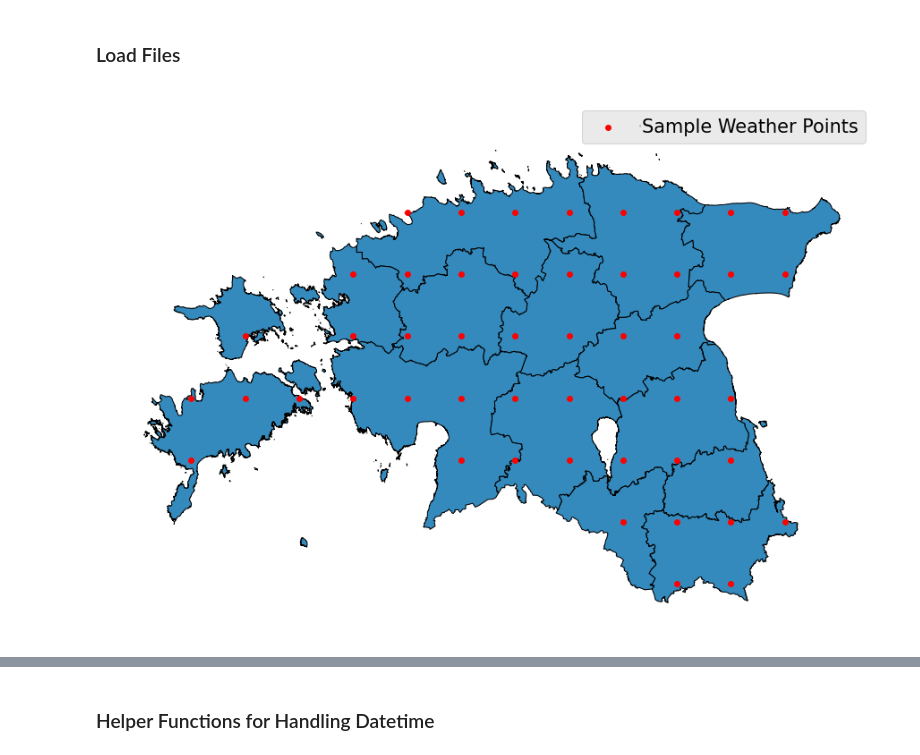
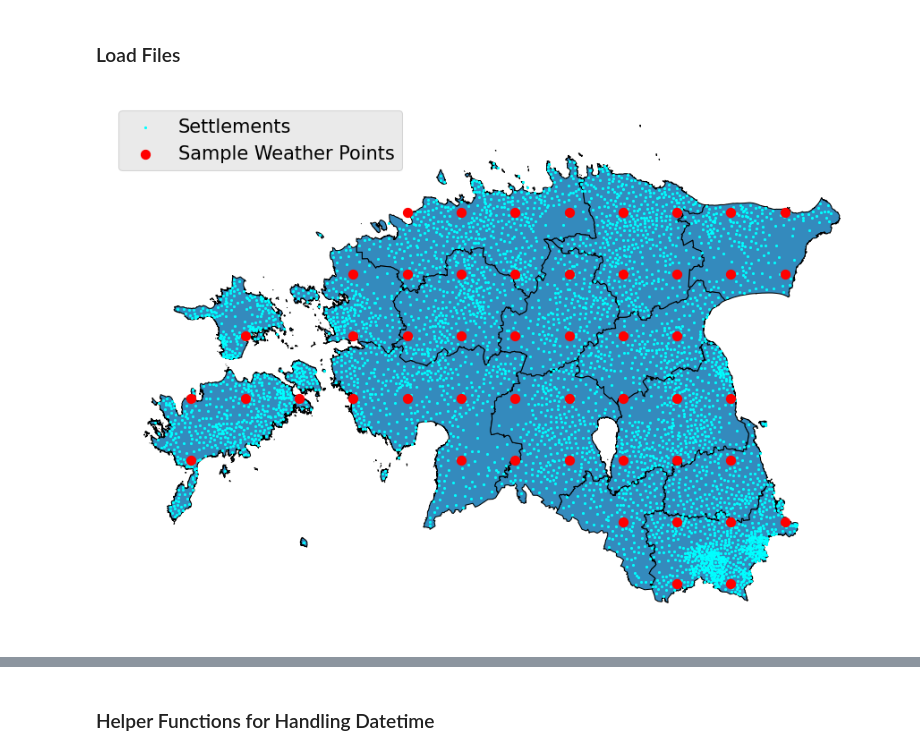
Before and after one commit to blcrosbie/kaggle, a Jupyter notebook: predict-energy-behavior-of-prosumers/Enefit Prosumer Behavior Prediction.ipynb, the cells around one changed output, grey strips where cells are left out. Drawn from its saved outputs; the diff is of its cells as text; code cells hidden in the pictures.

```diff
--- a/predict-energy-behavior-of-prosumers/Enefit Prosumer Behavior Prediction.ipynb
+++ b/predict-energy-behavior-of-prosumers/Enefit Prosumer Behavior Prediction.ipynb
@@ -55,17 +53,19 @@ plt.rcParams.update(**{'figure.dpi': 150})
 # %% [markdown]
 ### Load Files
 # %%
-ESTONIA_GPKG = "estonia.gpkg"
+INPUT_DIR = os.path.join(os.getcwd(), "input")
+
+ESTONIA_GPKG = os.path.join(INPUT_DIR, "estonia.gpkg")
 
 # Coordinate Reference System (CRS)
 ESTONIA_CRS = "EPSG:4133"
 # %%
 # Read in all spatial layers
-# boundry = gpd.read_file(ESTONIA_GPKG, layer='boundry', driver="GPKG", crs=ESTONIA_CRS)
-counties = gpd.read_file(os.path.join(os.getcwd(), ESTONIA_GPKG), layer='counties', driver="GPKG", crs=ESTONIA_CRS)
+# boundary = gpd.read_file(ESTONIA_GPKG, layer='boundary', driver="GPKG", crs=ESTONIA_CRS)
+counties = gpd.read_file(ESTONIA_GPKG, layer='counties', driver="GPKG", crs=ESTONIA_CRS)
 # municipalities = gpd.read_file(ESTONIA_GPKG, layer='municipalities', driver="GPKG", crs=ESTONIA_CRS)
-# settlements = gpd.read_file(ESTONIA_GPKG, layer='settlements', driver="GPKG", crs=ESTONIA_CRS)
-station = pd.read_csv('weather_station_to_county_mapping.csv')
+settlements = gpd.read_file(ESTONIA_GPKG, layer='settlements', driver="GPKG", crs=ESTONIA_CRS)
+station = pd.read_csv(os.path.join(INPUT_DIR, 'weather_station_to_county_mapping.csv'))
 dtypes={'latitude': 'float', 'longitude': 'float', 'county': 'int'}
 station = station.dropna()
 for col, dtype in dtypes.items():
@@ -79,10 +79,11 @@ station_gdf = gpd.GeoDataFrame(
 # %%
 # Plot the counties of Estonia as well as the centroids of the Weather Data Sample Points
 fig, ax = plt.subplots(figsize=(6,8))
 counties.plot(edgecolor='k',ax=ax)
-station_gdf.centroid.plot(markersize=8,color='red',ax=ax, label="Sample Weather Points")
+settlements.centroid.plot(markersize=1, color='cyan', ax=ax, label="Settlements")
+station_gdf.centroid.plot(markersize=24,color='r', ax=ax, label="Sample Weather Points")
 plt.legend()
 plt.axis('off')
 plt.tight_layout();
 # %% [output]
-[figure, old version]
+[figure, new version]
```
Also changed, not shown: parts of 35 cells of this notebook, 2 other files.
